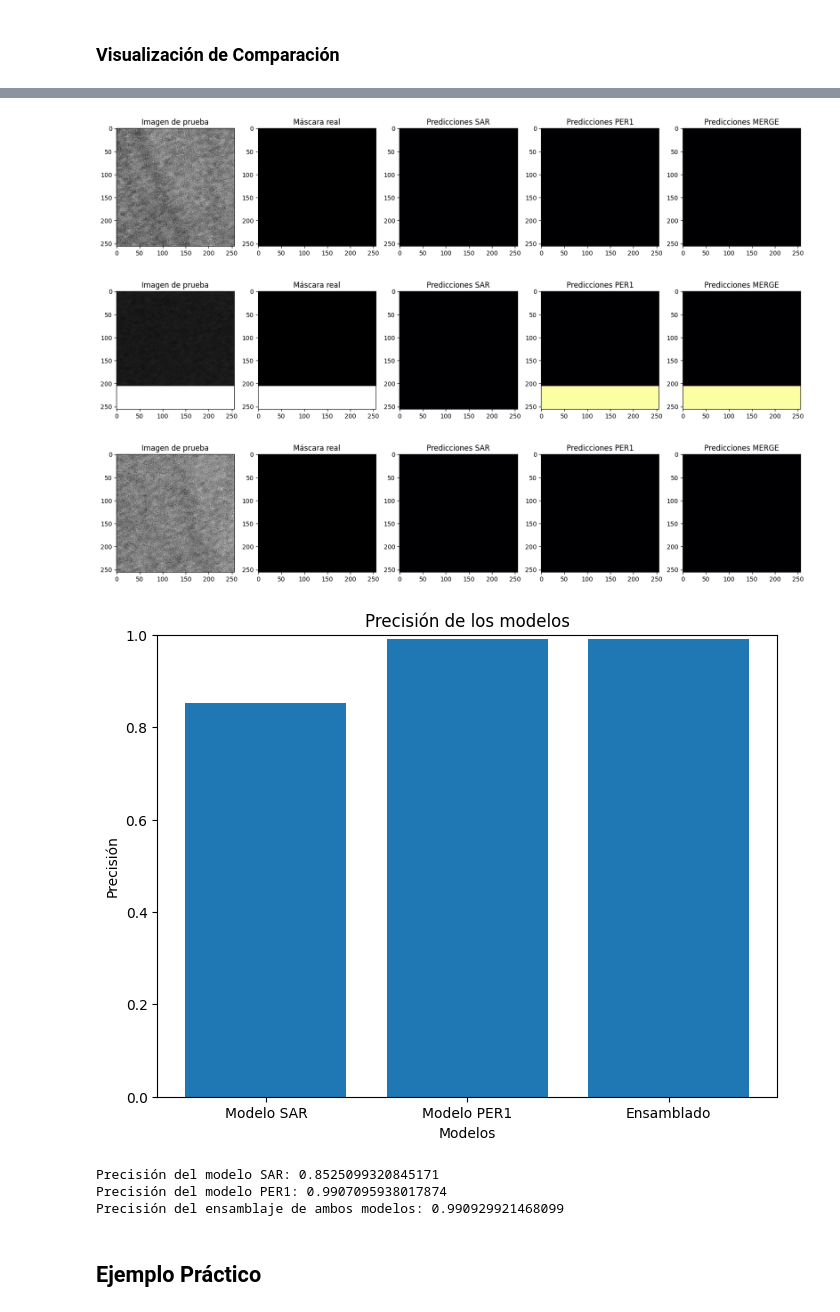
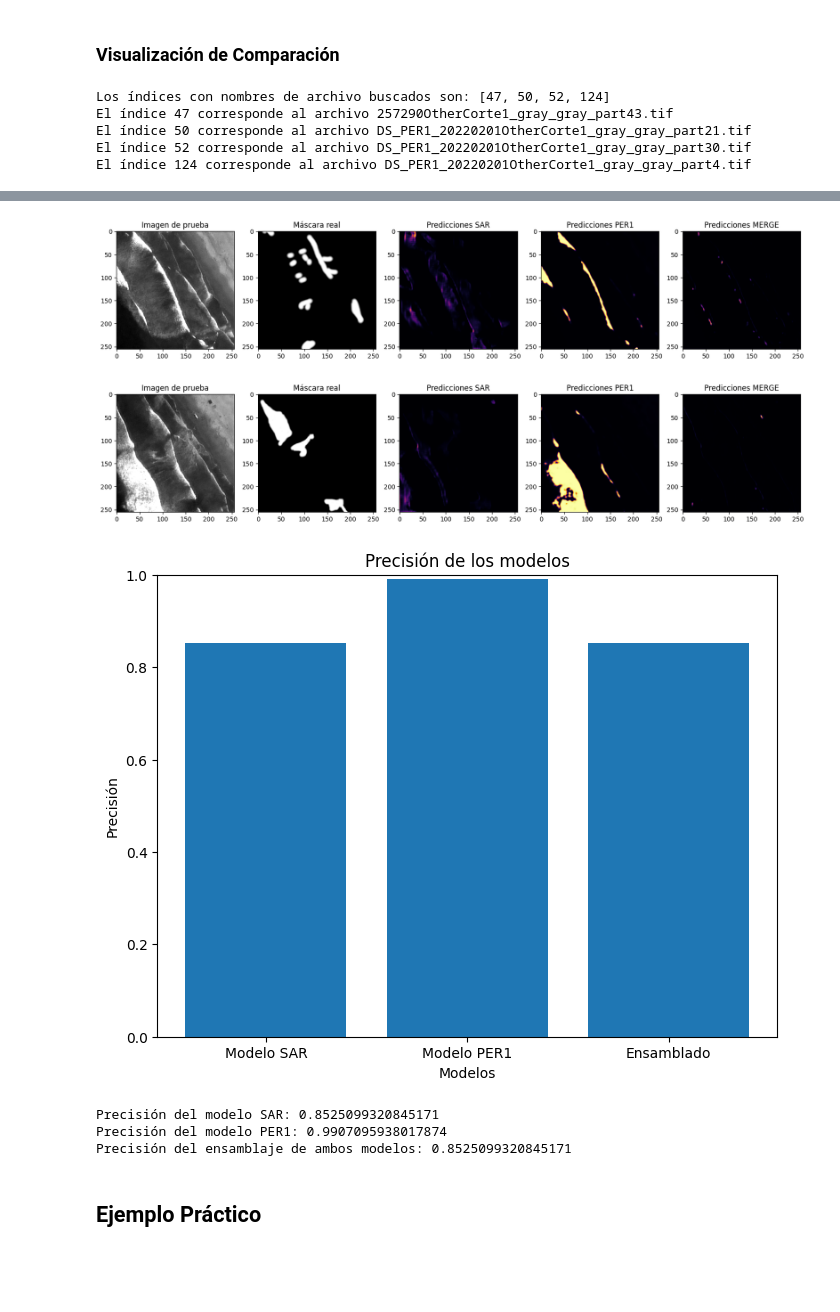
Before and after one commit to Misash/Oill-Spill-Detection, a Jupyter notebook: main.ipynb, the cells around one changed output, grey strips where cells are left out. Drawn from its saved outputs; the diff is of its cells as text; code cells hidden in the pictures; blank space fills up the shorter version.

Commit message:
making comparisons with reinforcement models

```diff
--- a/main.ipynb
+++ b/main.ipynb
@@ -16,7 +16,8 @@ from tensorflow.keras.layers import Input, Conv2D, MaxPooling2D,Dropout,Conv2DTr
 from tensorflow.keras.models import load_model
 
 # Cargar el dataset de entrenamiento
-data_folder = "./DatasetPeruSat1"
+data_folder = "./Dataset"
+# data_folder = "./DatasetPeruSat1"
 # cargar imagenes de entrenamiento
 image_folder = os.path.join(data_folder, "train_images_256")
 #cargar mascaras de entrenamiento
@@ -215,11 +249,13 @@ None
 
 model_SAR_name = "model_100E_32N.h5"
 model_PER1_name = "model_200E_30N_perusat.h5"
+# model_MERGE_name = "model_200E_30N_perusat_reinforce_E35.h5"
+model_MERGE_name = "model_200E_30N_perusat_reinforce_E35.h5"
 
 # Cargar los modelos pre-entrenados
 model_SAR = tf.keras.models.load_model("./DataSave/models/" + model_SAR_name)
 model_PER1 = tf.keras.models.load_model("./DataSave/models/" + model_PER1_name)
-
+model_MERGE = tf.keras.models.load_model("./DataSave/models/" + model_MERGE_name)
 
 
 # Cargar el conjunto de datos de prueba y las máscaras correspondientes
@@ -234,7 +270,7 @@ mask_folder = os.path.join(data_folder, "test_masks_256")
 # Obtener lista de nombres de archivo para las imágenes
 image_files = os.listdir(image_folder)
 
-# listas para almacenar las imágenes y sus máscaras
+# listas para almacenar las imágenes y sus máscaras0
 test_images = []
 test_masks = []
 
@@ -276,7 +312,11 @@ predictions_model_SAR = model_SAR.predict(test_images)
 predictions_model_PER1 = model_PER1.predict(test_images)
 
 # Realizar (MERGE) el ensamblaje de las predicciones de ambos modelos
-predictions_model_MERG = (predictions_model_SAR * 0.2) + (predictions_model_PER1 * 0.8)
+# predictions_model_MERG = predictions_model_SAR *0.8 + predictions_model_PER1 * 0.2
+predictions_model_MERG =  model_MERGE.predict(test_images)
+
+# Obtener la intersección de las predicciones combinadas
+# predictions_model_MERG = np.multiply(predictions_model_SAR, predictions_model_PER1)
 
 
 # Convertir las predicciones a máscaras binarias (0 o 1) usando un umbral
@@ -304,9 +345,30 @@ Numero de Mascaras de entrenamiento:  132
 
 
 
-num_images_to_visualize = 5
+# Nombres específicos a buscar
+test_files = [
+    "DS_PER1_20220201OtherCorte1_gray_gray_part30.tif",
+    "DS_PER1_20220201OtherCorte1_gray_gray_part21.tif",
+    "DS_PER1_20220201OtherCorte1_gray_gray_part4.tif",
+    "257290OtherCorte1_gray_gray_part43.tif",
+    "257290OtherCorte1_gray_gray_part43.tif"
+]
 
-for i in range(num_images_to_visualize):
+# Lista para almacenar los índices que coinciden con los nombres buscados
+test_files_indexs = [index for index, file_name in enumerate(image_files) if file_name in test_files]
+
+# Imprimimos los índices encontrados
+print("Los índices con nombres de archivo buscados son:", test_files_indexs)
+
+for i in test_files_indexs:
+    print("El índice", i, "corresponde al archivo", image_files[i])
+
+
+# num_images_to_visualize = 5
+
+
+
+for i in test_files_indexs:
     plt.figure(figsize=(20, 5))
 
     # Imagen de prueba
@@ -321,17 +383,17 @@ for i in range(num_images_to_visualize):
 
     # Predicciones del modelo SAR
     plt.subplot(1, 5, 3)
-    plt.imshow(predictions_model_SAR_binary[i].squeeze(), cmap='inferno')
+    plt.imshow(predictions_model_SAR[i].squeeze(), cmap='inferno')
     plt.title('Predicciones SAR')
 
     # Predicciones del modelo PER1
     plt.subplot(1, 5, 4)
-    plt.imshow(predictions_model_PER1_binary[i].squeeze(), cmap='inferno')
+    plt.imshow(predictions_model_PER1[i].squeeze(), cmap='inferno')
     plt.title('Predicciones PER1')
 
     # Predicciones del modelo emsamblado
     plt.subplot(1, 5, 5)
-    plt.imshow(predictions_model_MERG_binary[i].squeeze(), cmap='inferno')
+    plt.imshow(predictions_model_MERG[i].squeeze(), cmap='inferno')
     plt.title('Predicciones MERGE')
 
     plt.show()
@@ -355,3 +417,8 @@ print("Precisión del modelo SAR:", accuracy_model_SAR)
 print("Precisión del modelo PER1:", accuracy_model_PER1)
 print("Precisión del ensamblaje de ambos modelos:", accuracy_model_MERG)
 # %% [output]
+Los índices con nombres de archivo buscados son: [47, 50, 52, 124]
+El índice 47 corresponde al archivo 257290OtherCorte1_gray_gray_part43.tif
+El índice 50 corresponde al archivo DS_PER1_20220201OtherCorte1_gray_gray_part21.tif
+El índice 52 corresponde al archivo DS_PER1_20220201OtherCorte1_gray_gray_part30.tif
+El índice 124 corresponde al archivo DS_PER1_20220201OtherCorte1_gray_gray_part4.tif
@@ -360,10 +427,9 @@ print("Precisión del ensamblaje de ambos modelos:", accuracy_model_MERG)
-[figure, old version]
+[figure, new version]
-[figure, old version]
+[figure, new version]
-[figure, old version]
+[figure, new version]
-[figure, removed]
-Precisión del modelo SAR: 0.8525099320845171
-Precisión del modelo PER1: 0.9907095938017874
-Precisión del ensamblaje de ambos modelos: 0.990929921468099
+Precisión del modelo SAR: 0.8525099320845171
+Precisión del modelo PER1: 0.9907095938017874
+Precisión del ensamblaje de ambos modelos: 0.8525099320845171
 # %% [markdown]
 ## Ejemplo Práctico
 # %%
```
Also changed, not shown: parts of 6 cells of this notebook, 12 other files.
